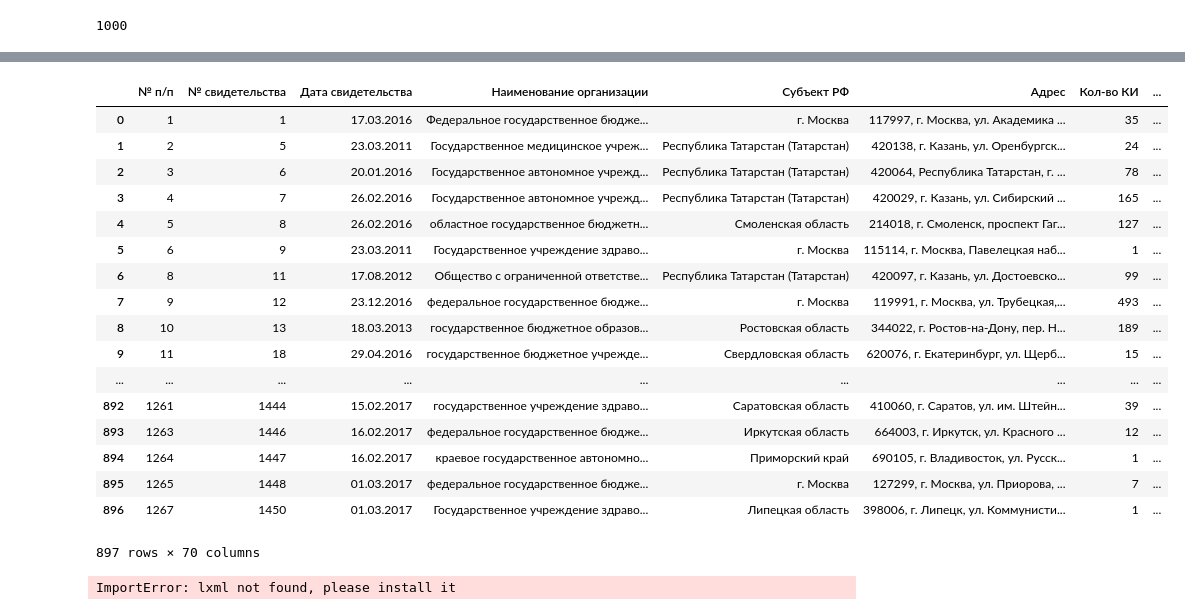
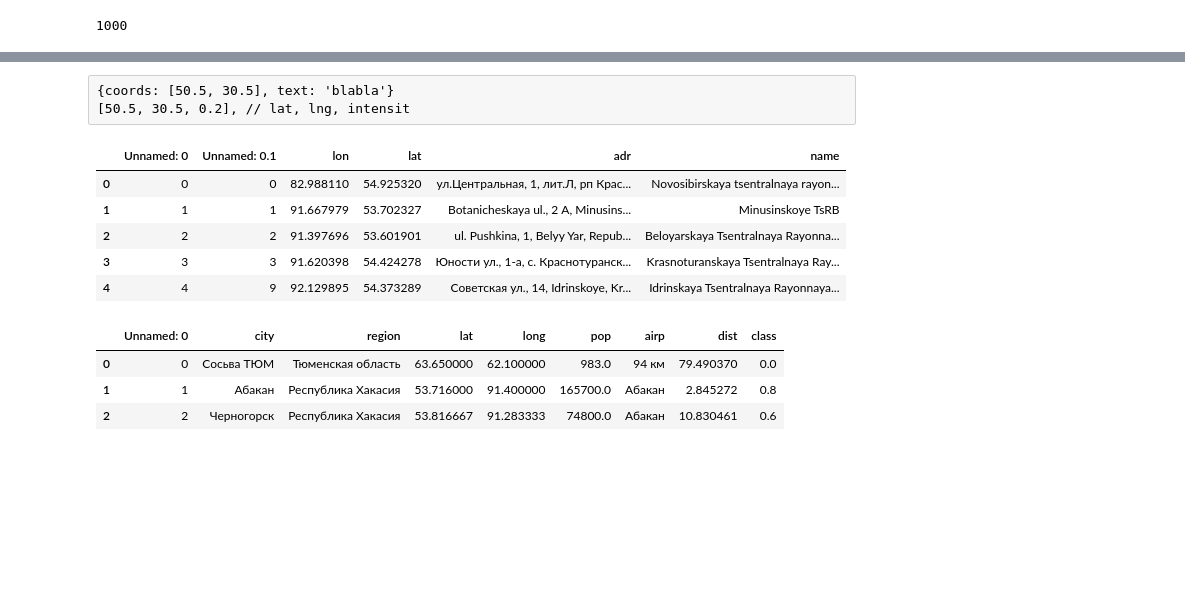
Before and after one commit to zhukov-msu/helicopters, a Jupyter notebook: heli_data_explore.ipynb, the cells around one changed output, grey strips where cells are left out. Drawn from its saved outputs; the diff is of its cells as text; code cells hidden in the pictures; blank space fills up the shorter version.

```diff
--- a/heli_data_explore.ipynb
+++ b/heli_data_explore.ipynb
@@ -1038,25 +1018,12 @@ Successfully installed lxml-3.7.3
+# %% [raw]
+{coords: [50.5, 30.5], text: 'blabla'}
+[50.5, 30.5, 0.2], // lat, lng, intensit
 # %%
-hospitals
+hospitals.head()
 # %% [output]
-|  | № п/п | № свидетельства | Дата свидетельства | Наименование организации | Субъект РФ | Адрес | Кол-во КИ | ... |
-| 0 | 1 | 1 | 17.03.2016 | Федеральное государственное бюдже... | г. Москва | 117997, г. Москва, ул. Академика ... | 35 | ... |
-| 1 | 2 | 5 | 23.03.2011 | Государственное медицинское учреж... | Республика Татарстан (Татарстан) | 420138, г. Казань, ул. Оренбургск... | 24 | ... |
-| 2 | 3 | 6 | 20.01.2016 | Государственное автономное учрежд... | Республика Татарстан (Татарстан) | 420064, Республика Татарстан, г. ... | 78 | ... |
-| 3 | 4 | 7 | 26.02.2016 | Государственное автономное учрежд... | Республика Татарстан (Татарстан) | 420029, г. Казань, ул. Сибирский ... | 165 | ... |
-| 4 | 5 | 8 | 26.02.2016 | областное государственное бюджетн... | Смоленская область | 214018, г. Смоленск, проспект Гаг... | 127 | ... |
-| 5 | 6 | 9 | 23.03.2011 | Государственное учреждение здраво... | г. Москва | 115114, г. Москва, Павелецкая наб... | 1 | ... |
-| 6 | 8 | 11 | 17.08.2012 | Общество с ограниченной ответстве... | Республика Татарстан (Татарстан) | 420097, г. Казань, ул. Достоевско... | 99 | ... |
-| 7 | 9 | 12 | 23.12.2016 | федеральное государственное бюдже... | г. Москва | 119991, г. Москва, ул. Трубецкая,... | 493 | ... |
-| 8 | 10 | 13 | 18.03.2013 | государственное бюджетное образов... | Ростовская область | 344022, г. Ростов-на-Дону, пер. Н... | 189 | ... |
-| 9 | 11 | 18 | 29.04.2016 | государственное бюджетное учрежде... | Свердловская область | 620076, г. Екатеринбург, ул. Щерб... | 15 | ... |
-| ... | ... | ... | ... | ... | ... | ... | ... | ... |
-| 892 | 1261 | 1444 | 15.02.2017 | государственное учреждение здраво... | Саратовская область | 410060, г. Саратов, ул. им. Штейн... | 39 | ... |
-| 893 | 1263 | 1446 | 16.02.2017 | федеральное государственное бюдже... | Иркутская область | 664003, г. Иркутск, ул. Красного ... | 12 | ... |
-| 894 | 1264 | 1447 | 16.02.2017 | краевое государственное автономно... | Приморский край | 690105, г. Владивосток, ул. Русск... | 1 | ... |
-| 895 | 1265 | 1448 | 01.03.2017 | федеральное государственное бюдже... | г. Москва | 127299, г. Москва, ул. Приорова, ... | 7 | ... |
-| 896 | 1267 | 1450 | 01.03.2017 | Государственное учреждение здраво... | Липецкая область | 398006, г. Липецк, ул. Коммунисти... | 1 | ... |
+|  | Unnamed: 0 | Unnamed: 0.1 | lon | lat | adr | name |
+| 0 | 0 | 0 | 82.988110 | 54.925320 | ул.Центральная, 1, лит.Л, рп Крас... | Novosibirskaya tsentralnaya rayon... |
+| 1 | 1 | 1 | 91.667979 | 53.702327 | Botanicheskaya ul., 2 А, Minusins... | Minusinskoye TsRB |
+| 2 | 2 | 2 | 91.397696 | 53.601901 | ul. Pushkina, 1, Belyy Yar, Repub... | Beloyarskaya Tsentralnaya Rayonna... |
+| 3 | 3 | 3 | 91.620398 | 54.424278 | Юности ул., 1-а, с. Краснотуранск... | Krasnoturanskaya Tsentralnaya Ray... |
+| 4 | 4 | 9 | 92.129895 | 54.373289 | Советская ул., 14, Idrinskoye, Kr... | Idrinskaya Tsentralnaya Rayonnaya... |
-897 rows × 70 columns
-# %%
-pd.read_html('data/dtp.html')
-# %% [output]
-ImportError: lxml not found, please install it
@@ -1062,0 +1050,7 @@ ImportError: lxml not found, please install it
+# %%
+aglom_df.head(3)
+# %% [output]
+|  | Unnamed: 0 | city | region | lat | long | pop | airp | dist | class |
+| 0 | 0 | Сосьва ТЮМ | Тюменская область | 63.650000 | 62.100000 | 983.0 | 94 км | 79.490370 | 0.0 |
+| 1 | 1 | Абакан | Республика Хакасия | 53.716000 | 91.400000 | 165700.0 | Абакан | 2.845272 | 0.8 |
+| 2 | 2 | Черногорск | Республика Хакасия | 53.816667 | 91.283333 | 74800.0 | Абакан | 10.830461 | 0.6 |
```
Also changed, not shown: parts of 8 cells of this notebook, 2 other files.
